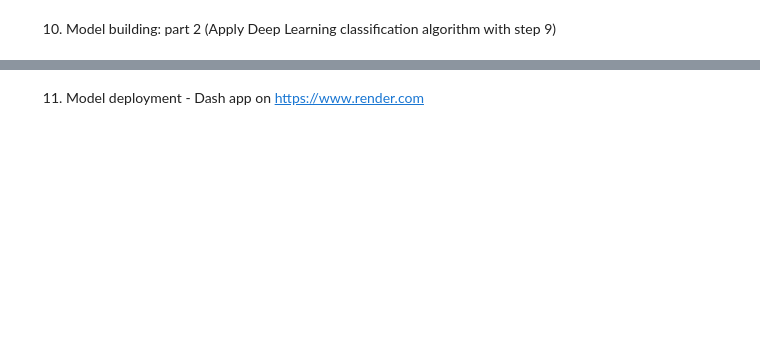
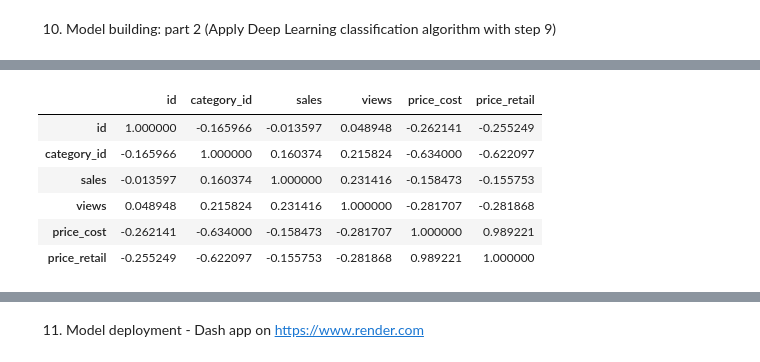
Before and after one commit to Jandre-S/MLG-382-CYO-Project-Project2, a Jupyter notebook: notebooks/modeling.ipynb, the cells around one changed output, grey strips where cells are left out. Cells and saved outputs as stored; diff of their text form; code cells hidden in the pictures; blank space fills up the shorter version.

```diff
--- a/notebooks/modeling.ipynb
+++ b/notebooks/modeling.ipynb
@@ -333,0 +625,11 @@ missing_values
+# %%
+corr_df = df.select_dtypes("number").corr() #Checks for collinearity
+corr_df
+# %% [output]
+|  | id | category_id | sales | views | price_cost | price_retail |
+| id | 1.000000 | -0.165966 | -0.013597 | 0.048948 | -0.262141 | -0.255249 |
+| category_id | -0.165966 | 1.000000 | 0.160374 | 0.215824 | -0.634000 | -0.622097 |
+| sales | -0.013597 | 0.160374 | 1.000000 | 0.231416 | -0.158473 | -0.155753 |
+| views | 0.048948 | 0.215824 | 0.231416 | 1.000000 | -0.281707 | -0.281868 |
+| price_cost | -0.262141 | -0.634000 | -0.158473 | -0.281707 | 1.000000 | 0.989221 |
+| price_retail | -0.255249 | -0.622097 | -0.155753 | -0.281868 | 0.989221 | 1.000000 |
```
Also changed, not shown: parts of 46 cells of this notebook, 5 other files.
